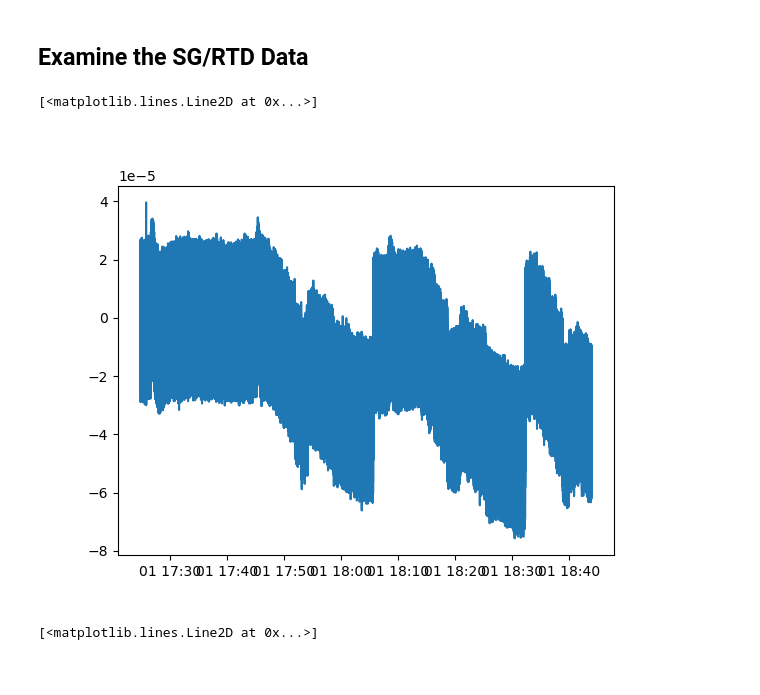
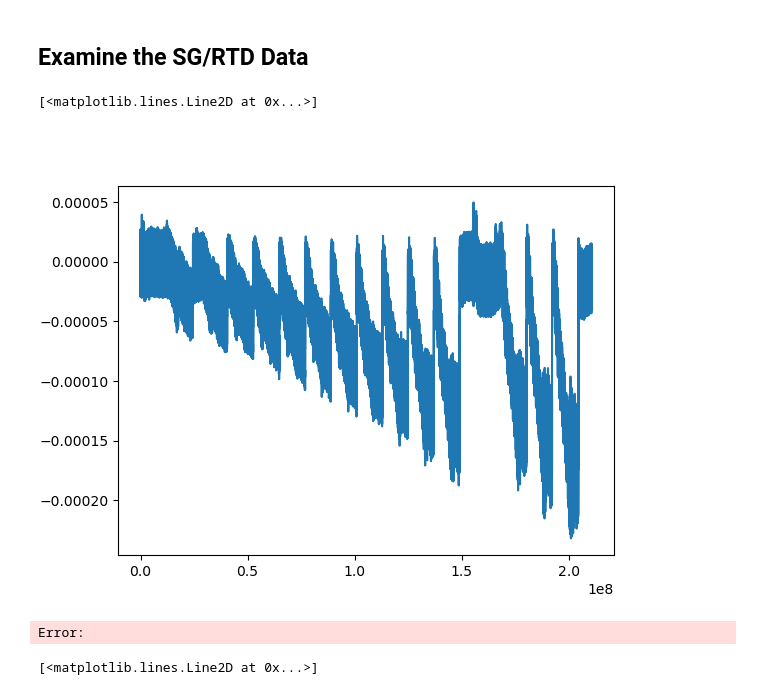
Before and after one commit to ttopac/iFlyNet-UAV, a Jupyter notebook: DataOrganization/99_investigate_data.ipynb, the cells around one changed output. Saved outputs shown, nothing was run; the diff lists cells and outputs as text; code cells hidden in the pictures.

Commit message:
additional data pre-processing routines

```diff
--- a/DataOrganization/99_investigate_data.ipynb
+++ b/DataOrganization/99_investigate_data.ipynb
@@ -84,13 +70,14 @@ training_df[training_df["Time Diff"] > datetime.timedelta(0,0,100000)]
 # %%
 %matplotlib widget
 data_dir = os.path.join(main_dir, "ConsolidatedData", "Training1_Jan2023")
-with open(os.path.join(data_dir,'videotimed_labeled_consolidated_all.pkl'), 'rb') as f:
+with open(os.path.join(data_dir,'consolidated_repeated_sg_all.pkl'), 'rb') as f:
   df = pickle.load(f)
 
-plt.plot(df["rtdstr_DateTime Obj"][0:600000], df["SG 1 (V) (normalized) (compensated)"][0:600000])
+plt.plot(df["SG 1 (V) (normalized) (compensated)"])
 # %% [output]
 [<matplotlib.lines.Line2D at 0x...>]
-[figure, old version]
+[figure, new version]
+Error:
 # %%
 %matplotlib widget
 data_dir = os.path.join(main_dir, "ConsolidatedData", "Dynamic1_Jan2023")
```
Also changed, not shown: parts of 24 cells of this notebook.
